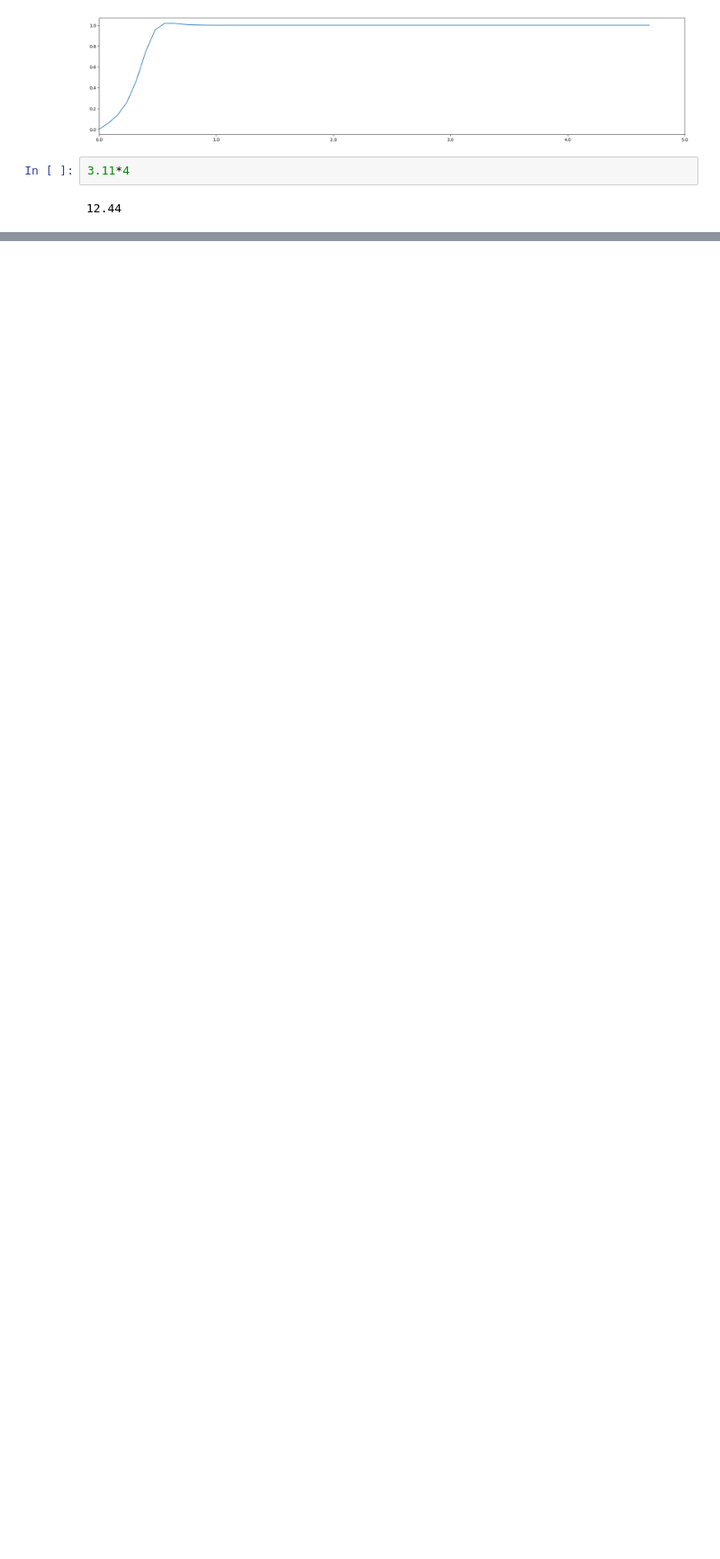
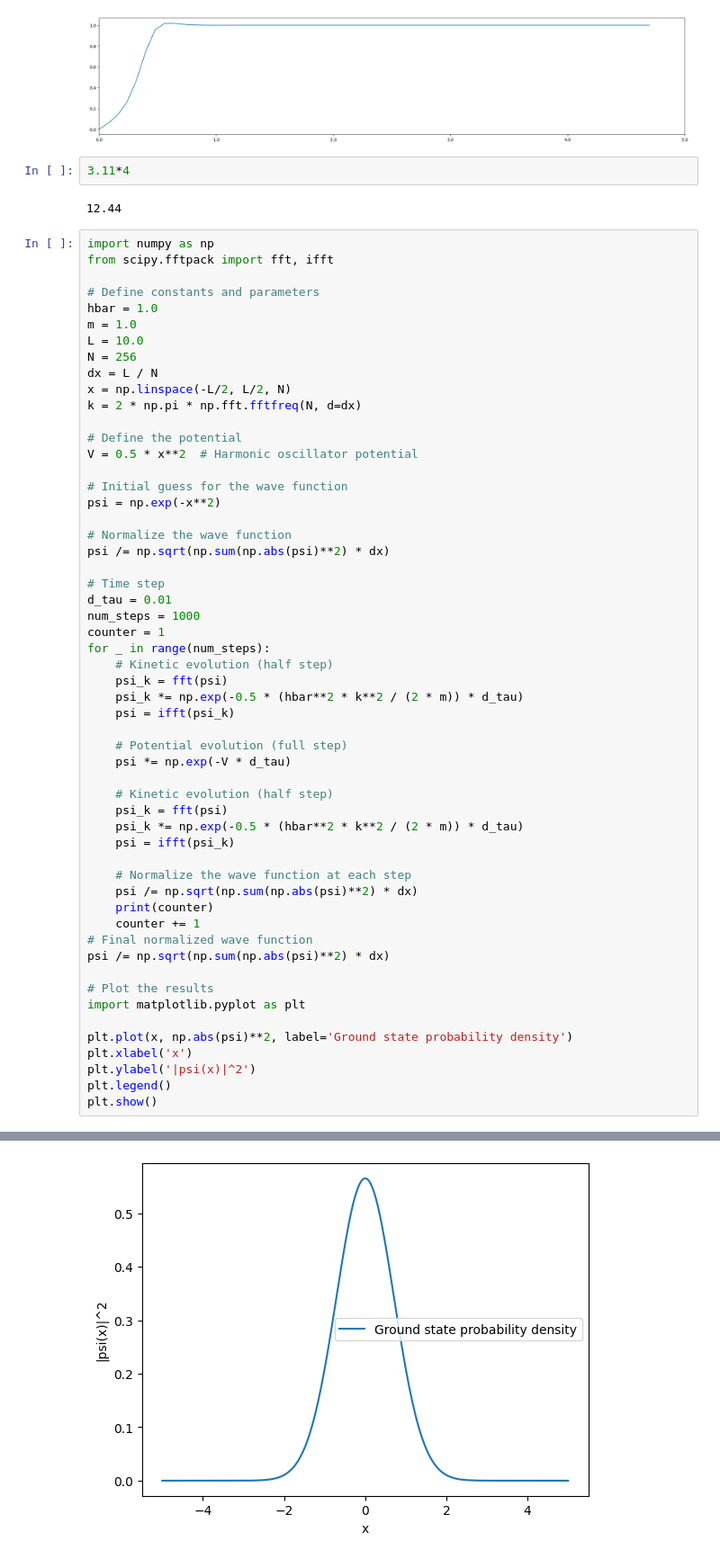
Before and after one commit to Danielslimaa/HNC-cartesian, a Jupyter notebook: main.ipynb, the cells around one changed output, grey strips where cells are left out. Shown at 90% size. Saved outputs shown, nothing was run; the diff lists cells and outputs as text; blank space fills up the shorter version.

```diff
--- a/main.ipynb
+++ b/main.ipynb
@@ -296,3 +296,59 @@ plt.show()
 3.11*4
 # %% [output]
 12.44
+# %%
+import numpy as np
+from scipy.fftpack import fft, ifft
+
+# Define constants and parameters
+hbar = 1.0
+m = 1.0
+L = 10.0
+N = 256
+dx = L / N
+x = np.linspace(-L/2, L/2, N)
+k = 2 * np.pi * np.fft.fftfreq(N, d=dx)
+
+# Define the potential
+V = 0.5 * x**2  # Harmonic oscillator potential
+
+# Initial guess for the wave function
+psi = np.exp(-x**2)
+
+# Normalize the wave function
+psi /= np.sqrt(np.sum(np.abs(psi)**2) * dx)
+
+# Time step
+d_tau = 0.01
+num_steps = 1000
+counter = 1
+for _ in range(num_steps):
+    # Kinetic evolution (half step)
+    psi_k = fft(psi)
+    psi_k *= np.exp(-0.5 * (hbar**2 * k**2 / (2 * m)) * d_tau)
+    psi = ifft(psi_k)
+
+    # Potential evolution (full step)
+    psi *= np.exp(-V * d_tau)
+
+    # Kinetic evolution (half step)
+    psi_k = fft(psi)
+    psi_k *= np.exp(-0.5 * (hbar**2 * k**2 / (2 * m)) * d_tau)
+    psi = ifft(psi_k)
+
+    # Normalize the wave function at each step
+    psi /= np.sqrt(np.sum(np.abs(psi)**2) * dx)
+    print(counter)
+    counter += 1
+# Final normalized wave function
+psi /= np.sqrt(np.sum(np.abs(psi)**2) * dx)
+
+# Plot the results
+import matplotlib.pyplot as plt
+
+plt.plot(x, np.abs(psi)**2, label='Ground state probability density')
+plt.xlabel('x')
+plt.ylabel('|psi(x)|^2')
+plt.legend()
+plt.show()
+# %% [output]
@@ -298,0 +372 @@ plt.show()
+[figure, added]
```
Also changed, not shown: parts of 4 cells of this notebook, 3 other files.
